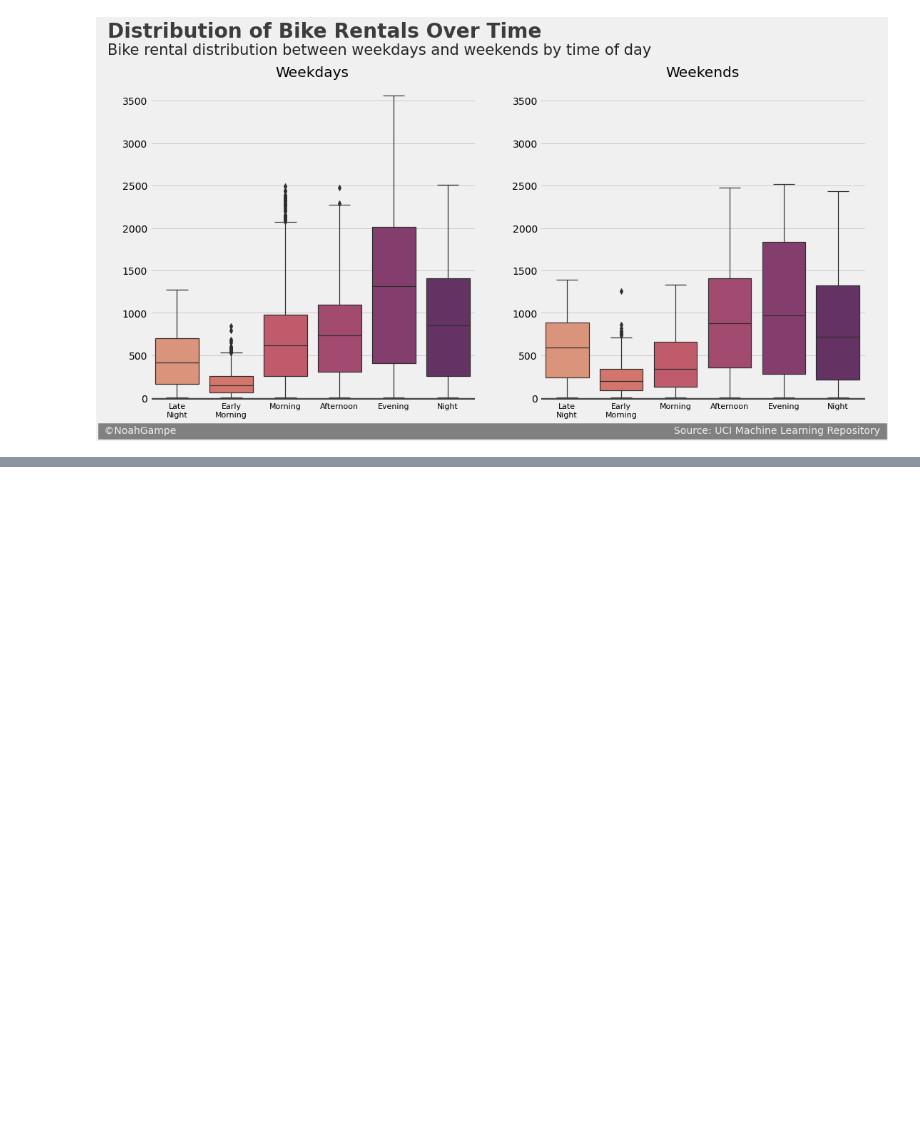
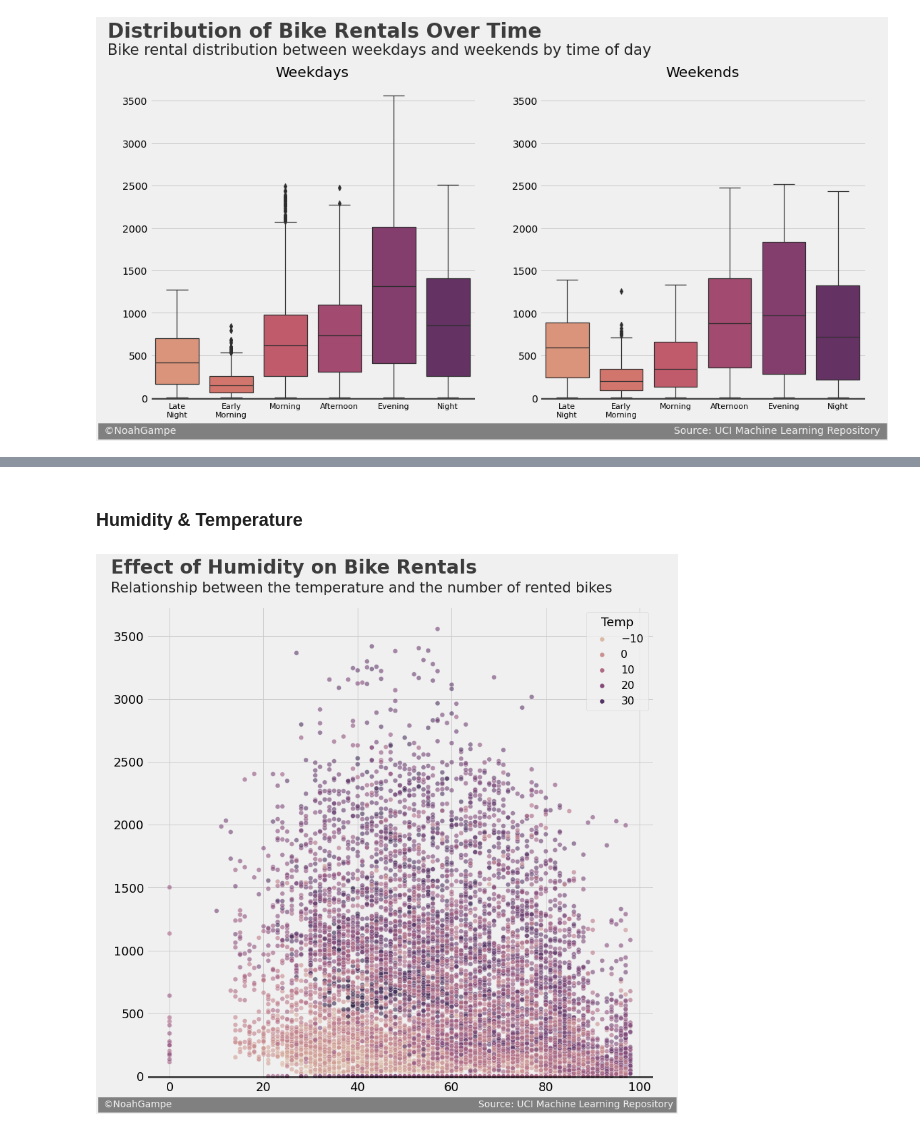
Before and after one commit to noah-kg/predicting-seoul-bike-rentals, a Jupyter notebook: Seoul Bike Rentals.ipynb, the cells around one changed output, grey strips where cells are left out. Saved outputs shown, nothing was run; the diff lists cells and outputs as text; code cells hidden in the pictures; blank space fills up the shorter version.

```diff
--- a/Seoul Bike Rentals.ipynb
+++ b/Seoul Bike Rentals.ipynb
@@ -560,0 +550,8 @@ plot_scatter(seoul_rentals, 'Temp', 'Rented Bike Count', title, sub, 'Dew Point
+# %% [markdown]
+### Humidity & Temperature
+# %%
+title = 'Effect of Humidity on Bike Rentals'
+sub = 'Relationship between the temperature and the number of rented bikes'
+plot_scatter(seoul_rentals, 'Humidity', 'Rented Bike Count', title, sub, 'Temp')
+# %% [output]
+[figure, added]
```
Also changed, not shown: parts of 12 cells of this notebook.
